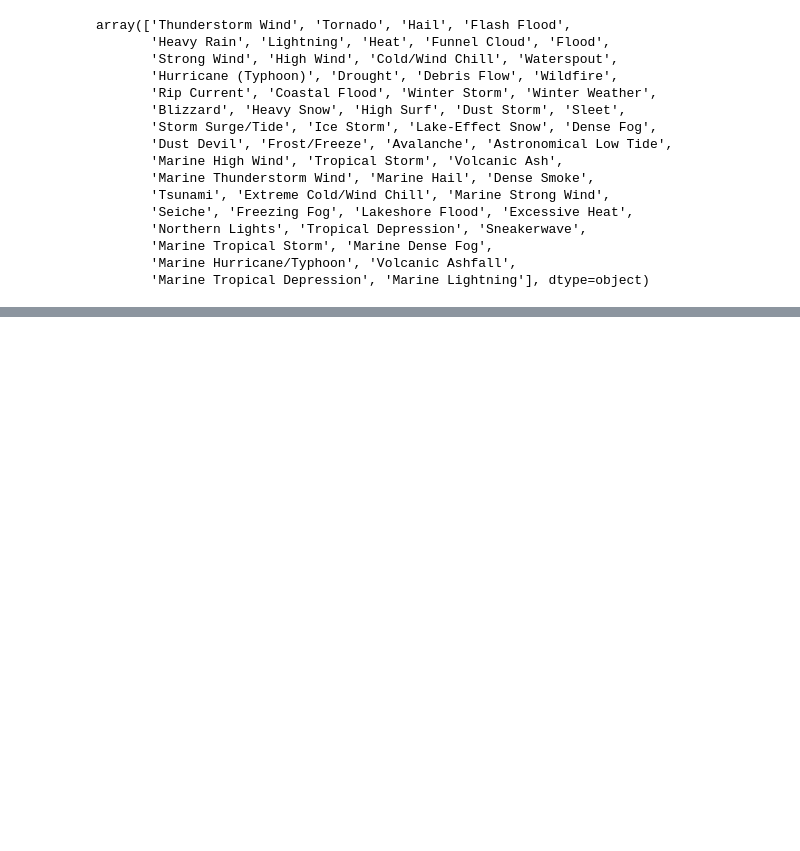
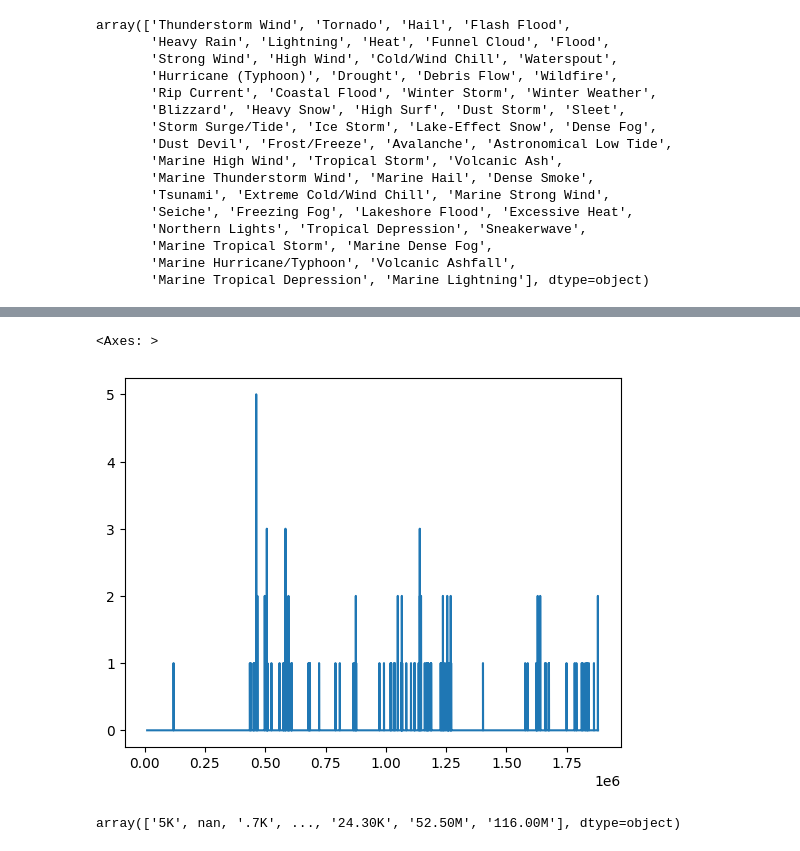
Before and after one commit to manmeet3591/download_noaa_storms_database, a Jupyter notebook: download_noaa_storm_events.ipynb, the cells around one changed output, grey strips where cells are left out. Saved outputs shown, nothing was run; the diff lists cells and outputs as text; code cells hidden in the pictures; blank space fills up the shorter version.

```diff
--- a/download_noaa_storm_events.ipynb
+++ b/download_noaa_storm_events.ipynb
@@ -229,0 +261,9 @@ array(['Thunderstorm Wind', 'Tornado', 'Hail', 'Flash Flood',
+# %%
+df_floods.DEATHS_INDIRECT.plot()
+# %% [output]
+<Axes: >
+[figure, added]
+# %%
+df_floods.DAMAGE_PROPERTY.unique()
+# %% [output]
+array(['5K', nan, '.7K', ..., '24.30K', '52.50M', '116.00M'], dtype=object)
```
Also changed, not shown: parts of 8 cells of this notebook.
